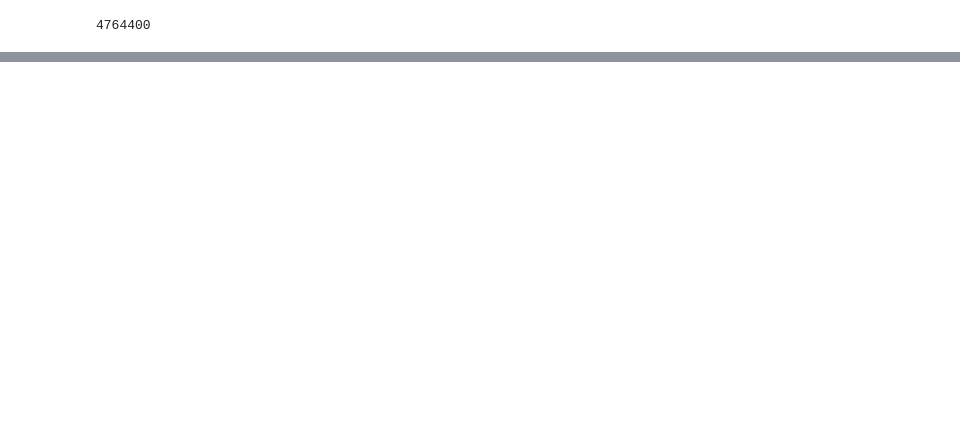
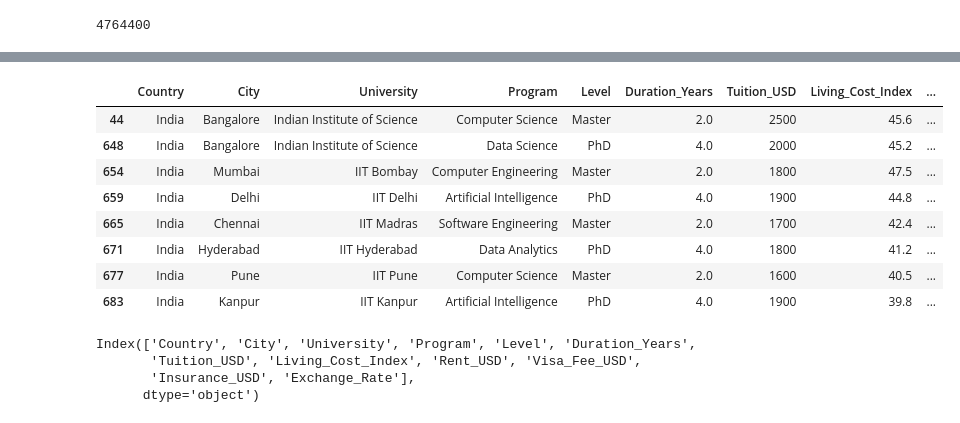
Before and after one commit to Narc2022/GenarativeAi, a Jupyter notebook: tutedude-genai/A_Practice/Machin Learning/demo_ML_Project.ipynb, the cells around one changed output, grey strips where cells are left out. Cells and saved outputs as stored; diff of their text form; code cells hidden in the pictures; blank space fills up the shorter version.

```diff
--- a/tutedude-genai/A_Practice/Machin Learning/demo_ML_Project.ipynb
+++ b/tutedude-genai/A_Practice/Machin Learning/demo_ML_Project.ipynb
@@ -44,0 +162,19 @@ df.sample(5)
+# %%
+df[df['Country'] == 'India']
+# %% [output]
+|  | Country | City | University | Program | Level | Duration_Years | Tuition_USD | Living_Cost_Index | ... |
+| 44 | India | Bangalore | Indian Institute of Science | Computer Science | Master | 2.0 | 2500 | 45.6 | ... |
+| 648 | India | Bangalore | Indian Institute of Science | Data Science | PhD | 4.0 | 2000 | 45.2 | ... |
+| 654 | India | Mumbai | IIT Bombay | Computer Engineering | Master | 2.0 | 1800 | 47.5 | ... |
+| 659 | India | Delhi | IIT Delhi | Artificial Intelligence | PhD | 4.0 | 1900 | 44.8 | ... |
+| 665 | India | Chennai | IIT Madras | Software Engineering | Master | 2.0 | 1700 | 42.4 | ... |
+| 671 | India | Hyderabad | IIT Hyderabad | Data Analytics | PhD | 4.0 | 1800 | 41.2 | ... |
+| 677 | India | Pune | IIT Pune | Computer Science | Master | 2.0 | 1600 | 40.5 | ... |
+| 683 | India | Kanpur | IIT Kanpur | Artificial Intelligence | PhD | 4.0 | 1900 | 39.8 | ... |
+# %%
+df.columns
+# %% [output]
+Index(['Country', 'City', 'University', 'Program', 'Level', 'Duration_Years',
+       'Tuition_USD', 'Living_Cost_Index', 'Rent_USD', 'Visa_Fee_USD',
+       'Insurance_USD', 'Exchange_Rate'],
+      dtype='object')
```
Also changed, not shown: parts of 29 cells of this notebook, 21 other files.
